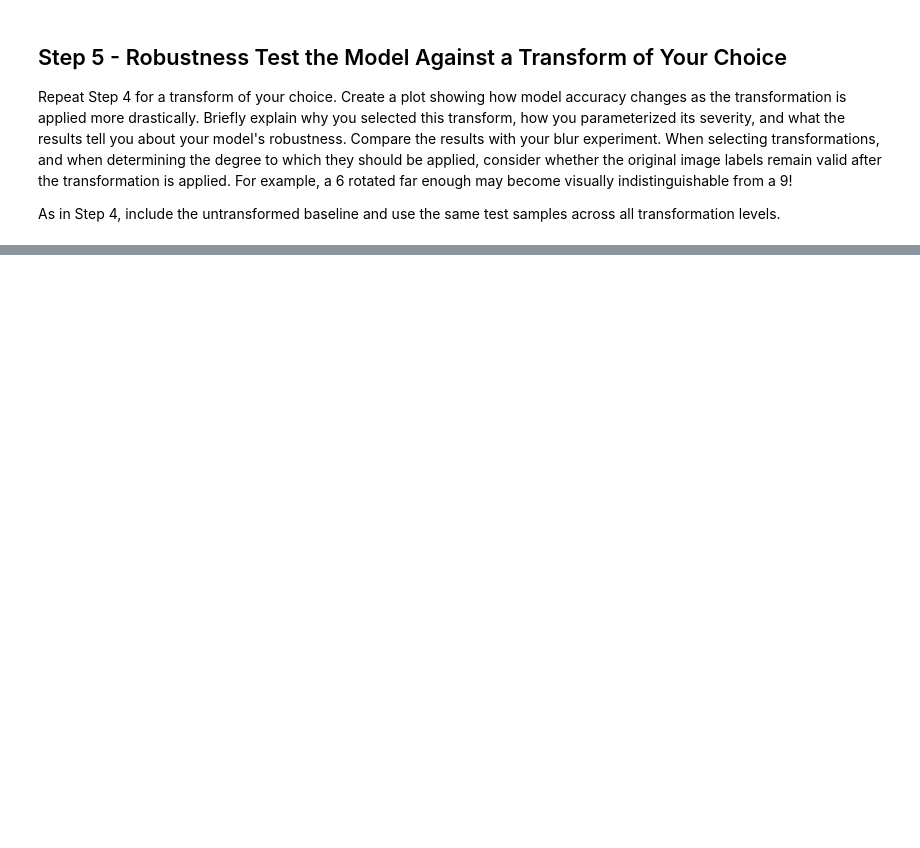
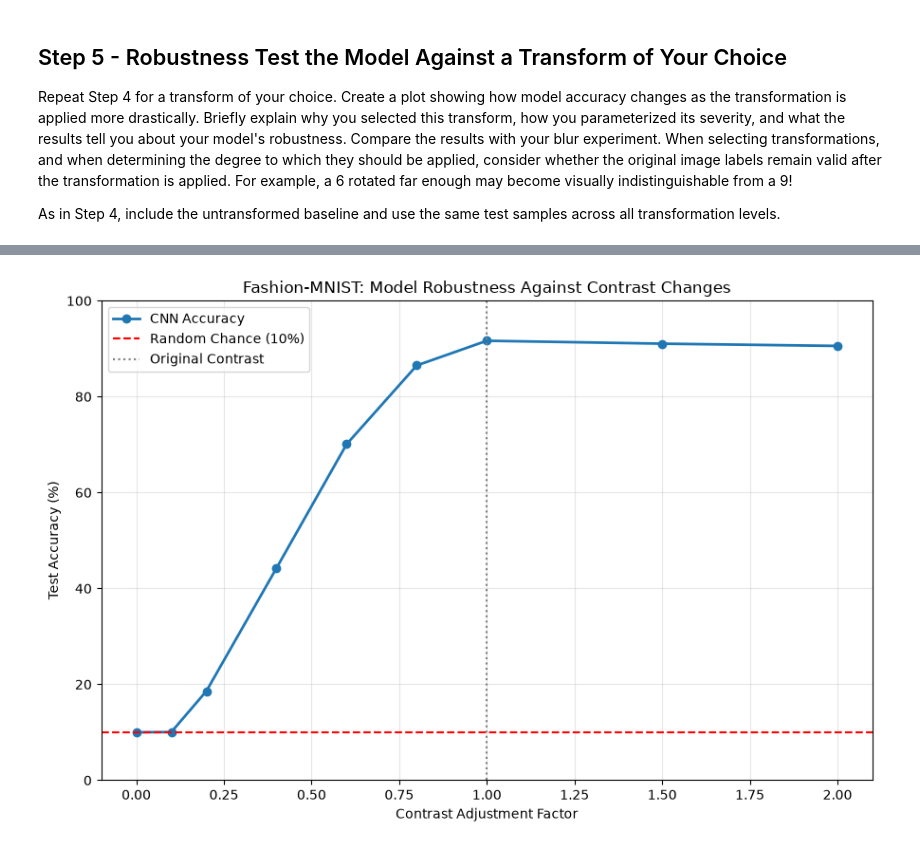
Before and after one commit to oza8-ctrl/assignment-02, a Jupyter notebook: assignment/task-01.ipynb, the cells around one changed output, grey strips where cells are left out. Drawn from its saved outputs; the diff is of its cells as text; code cells hidden in the pictures; blank space fills up the shorter version.

```diff
--- a/assignment/task-01.ipynb
+++ b/assignment/task-01.ipynb
@@ -98,0 +355,86 @@ As in Step 4, include the untransformed baseline and use the same test samples a
+# %%
+
+# Step 5: Test model robustness against contrast changes
+
+# Contrast factor: 1.0 = original image
+# 0.0 = no contrast, 2.0 = increased contrast
+contrast_levels = [1.0, 0.8, 0.6, 0.4, 0.2, 0.1, 0.0, 1.5, 2.0]
+contrast_accuracies = []
+
+for factor in contrast_levels:
+
+    if factor == 1.0:
+        accuracy = baseline_accuracy
+    else:
+        contrast_transform = transforms.Compose([
+            transforms.Lambda(
+                lambda img, f=factor: transforms.functional.adjust_contrast(
+                    img, f
+                )
+            ),
+            transforms.ToTensor()
+        ])
+
+        contrast_dataset = datasets.FashionMNIST(
+            root="./data",
+            train=False,
+            download=False,
+            transform=contrast_transform
+        )
+
+        contrast_loader = DataLoader(
+            contrast_dataset,
+            batch_size=64,
+            shuffle=False
+        )
+
+        accuracy = evaluate_model(
+            model, contrast_loader, device
+        )
+
+    contrast_accuracies.append(accuracy)
+    print(
+        f"Contrast factor: {factor} | "
+        f"Accuracy: {accuracy:.2f}%"
+    )
+
+# Sort values for a continuous plot
+sorted_results = sorted(
+    zip(contrast_levels, contrast_accuracies)
+)
+
+sorted_levels, sorted_accuracies = zip(*sorted_results)
+
+plt.figure(figsize=(9, 6))
+
+plt.plot(
+    sorted_levels,
+    sorted_accuracies,
+    marker="o",
+    linewidth=2,
+    label="CNN Accuracy"
+)
+
+plt.axhline(
+    y=10,
+    color="red",
+    linestyle="--",
+    label="Random Chance (10%)"
+)
+
+plt.axvline(
+    x=1.0,
+    color="gray",
+    linestyle=":",
+    label="Original Contrast"
+)
+
+plt.xlabel("Contrast Adjustment Factor")
+plt.ylabel("Test Accuracy (%)")
+plt.title("Fashion-MNIST: Model Robustness Against Contrast Changes")
+plt.ylim(0, 100)
+plt.grid(True, alpha=0.3)
+plt.legend()
+plt.tight_layout()
+plt.show()
+# %% [output]
@@ -98,0 +450 @@ As in Step 4, include the untransformed baseline and use the same test samples a
+[figure, added]
```
Also changed, not shown: parts of 14 cells of this notebook.
